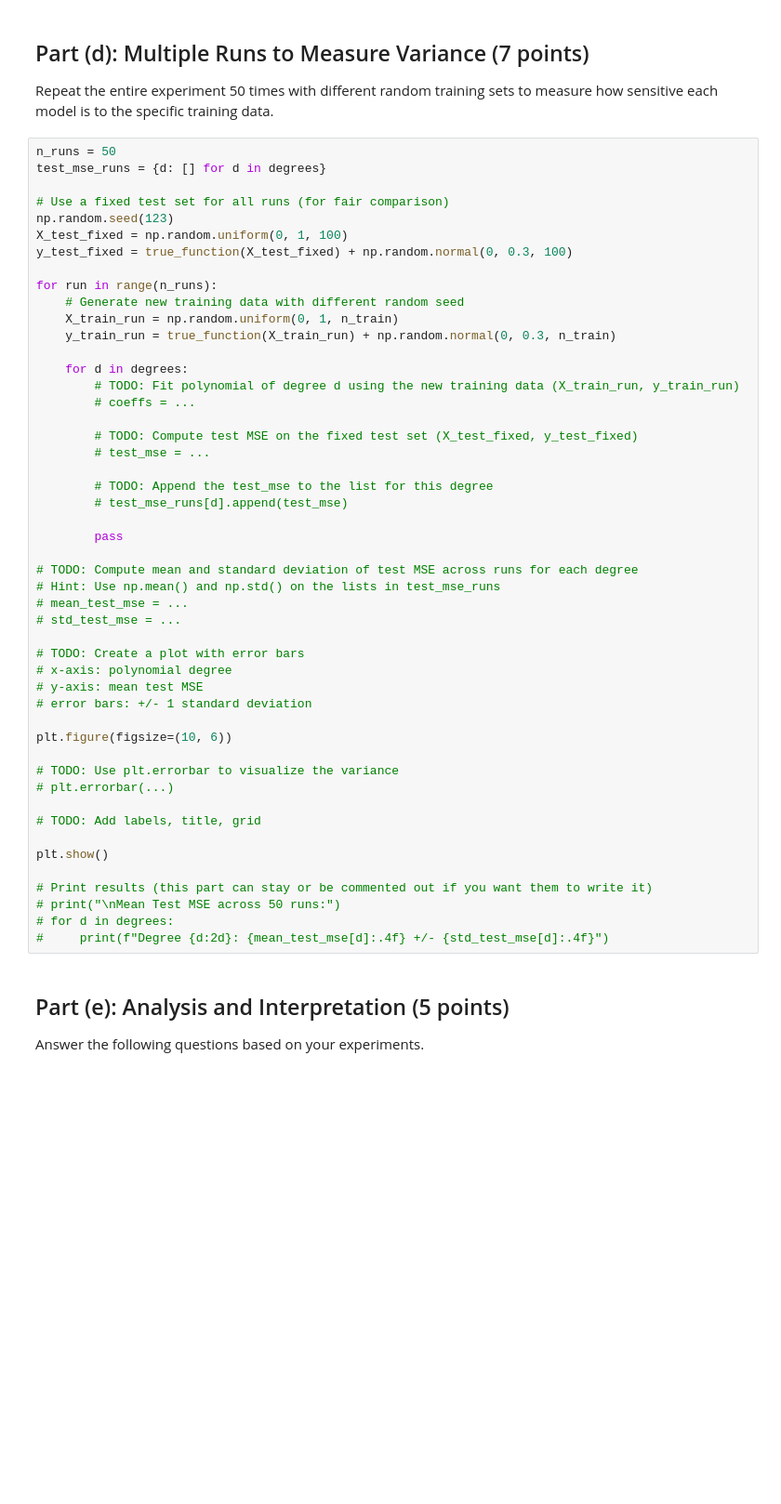
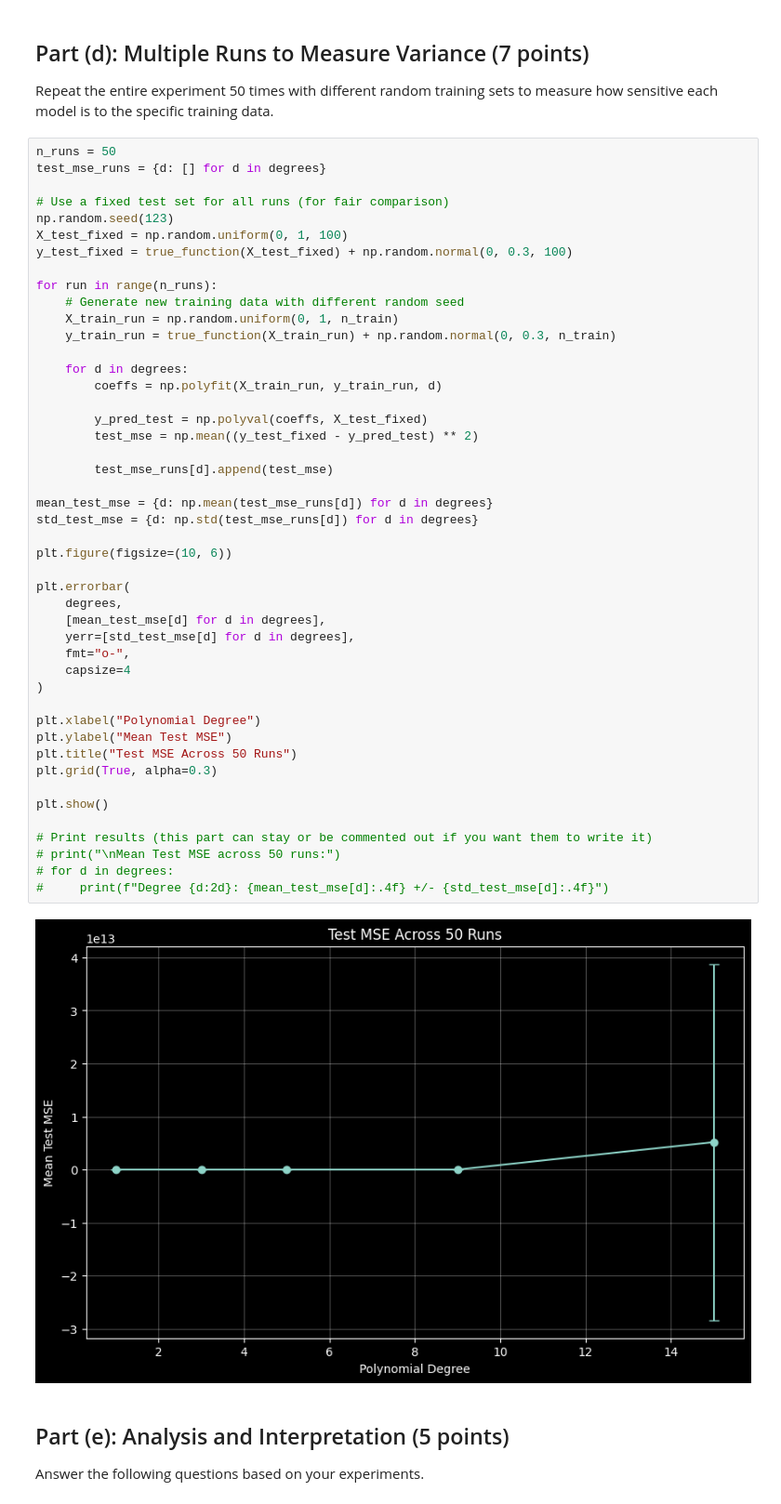
Before and after one commit to adubale/deep-learning-5480, a Jupyter notebook: assignment1/assignment1_coding.ipynb, the cells around one changed output. Shown at 93% size. Saved outputs shown, nothing was run; the diff lists cells and outputs as text; blank space fills up the shorter version.

```diff
--- a/assignment1/assignment1_coding.ipynb
+++ b/assignment1/assignment1_coding.ipynb
@@ -177,52 +181,51 @@ Repeat the entire experiment 50 times with different random training sets to mea
 # %%
 n_runs = 50
 test_mse_runs = {d: [] for d in degrees}
 
 # Use a fixed test set for all runs (for fair comparison)
 np.random.seed(123)
 X_test_fixed = np.random.uniform(0, 1, 100)
 y_test_fixed = true_function(X_test_fixed) + np.random.normal(0, 0.3, 100)
 
 for run in range(n_runs):
     # Generate new training data with different random seed
     X_train_run = np.random.uniform(0, 1, n_train)
     y_train_run = true_function(X_train_run) + np.random.normal(0, 0.3, n_train)
 
     for d in degrees:
-        # TODO: Fit polynomial of degree d using the new training data (X_train_run, y_train_run)
-        # coeffs = ...
+        coeffs = np.polyfit(X_train_run, y_train_run, d)
 
-        # TODO: Compute test MSE on the fixed test set (X_test_fixed, y_test_fixed)
-        # test_mse = ...
+        y_pred_test = np.polyval(coeffs, X_test_fixed)
+        test_mse = np.mean((y_test_fixed - y_pred_test) ** 2)
 
-        # TODO: Append the test_mse to the list for this degree
-        # test_mse_runs[d].append(test_mse)
+        test_mse_runs[d].append(test_mse)
 
-        pass
-
-# TODO: Compute mean and standard deviation of test MSE across runs for each degree
-# Hint: Use np.mean() and np.std() on the lists in test_mse_runs
-# mean_test_mse = ...
-# std_test_mse = ...
-
-# TODO: Create a plot with error bars
-# x-axis: polynomial degree
-# y-axis: mean test MSE
-# error bars: +/- 1 standard deviation
+mean_test_mse = {d: np.mean(test_mse_runs[d]) for d in degrees}
+std_test_mse = {d: np.std(test_mse_runs[d]) for d in degrees}
 
 plt.figure(figsize=(10, 6))
 
-# TODO: Use plt.errorbar to visualize the variance
-# plt.errorbar(...)
+plt.errorbar(
+    degrees,
+    [mean_test_mse[d] for d in degrees],
+    yerr=[std_test_mse[d] for d in degrees],
+    fmt="o-",
+    capsize=4
+)
 
-# TODO: Add labels, title, grid
+plt.xlabel("Polynomial Degree")
+plt.ylabel("Mean Test MSE")
+plt.title("Test MSE Across 50 Runs")
+plt.grid(True, alpha=0.3)
 
 plt.show()
 
 # Print results (this part can stay or be commented out if you want them to write it)
 # print("\nMean Test MSE across 50 runs:")
 # for d in degrees:
 #     print(f"Degree {d:2d}: {mean_test_mse[d]:.4f} +/- {std_test_mse[d]:.4f}")
+# %% [output]
+[figure, added]
 # %% [markdown]
 ## Part (e): Analysis and Interpretation (5 points)
 
```
Also changed, not shown: parts of 3 cells of this notebook.
